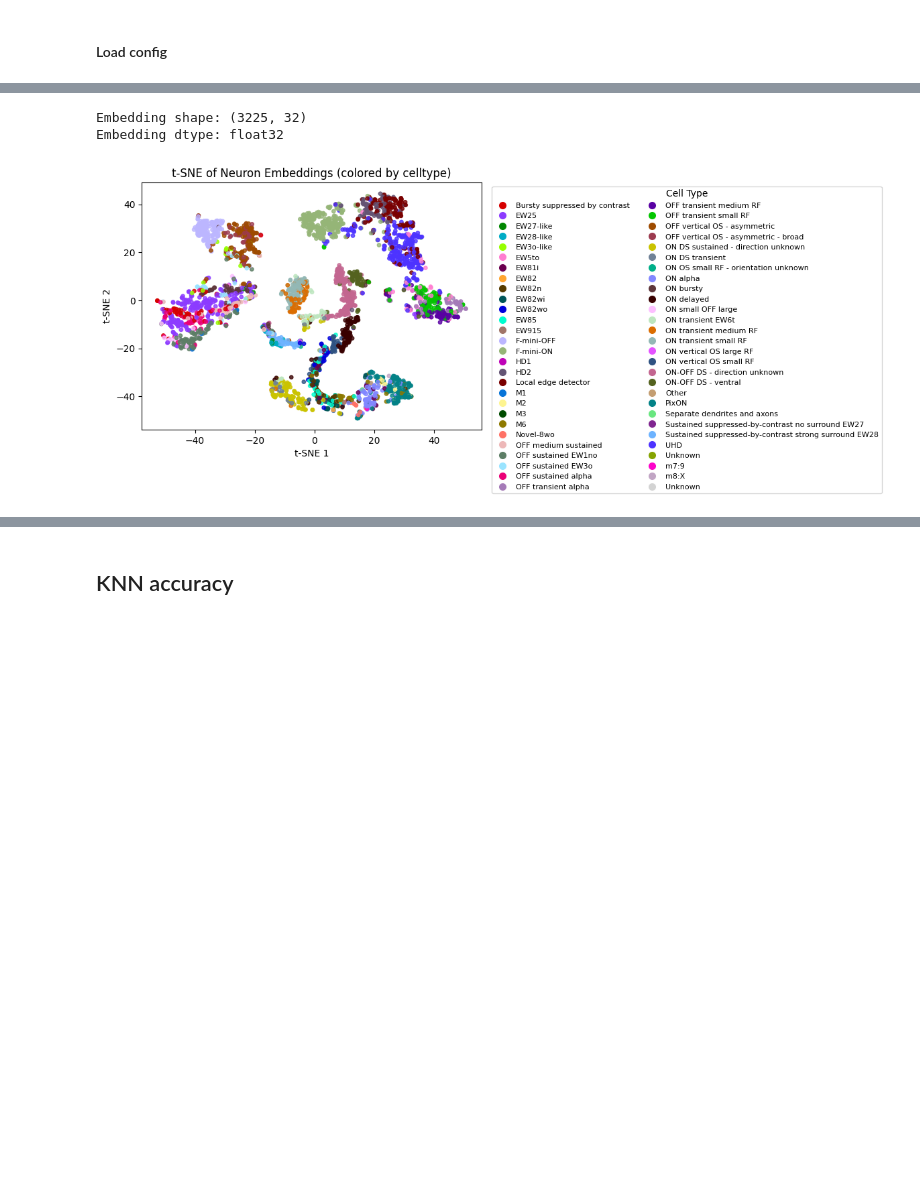
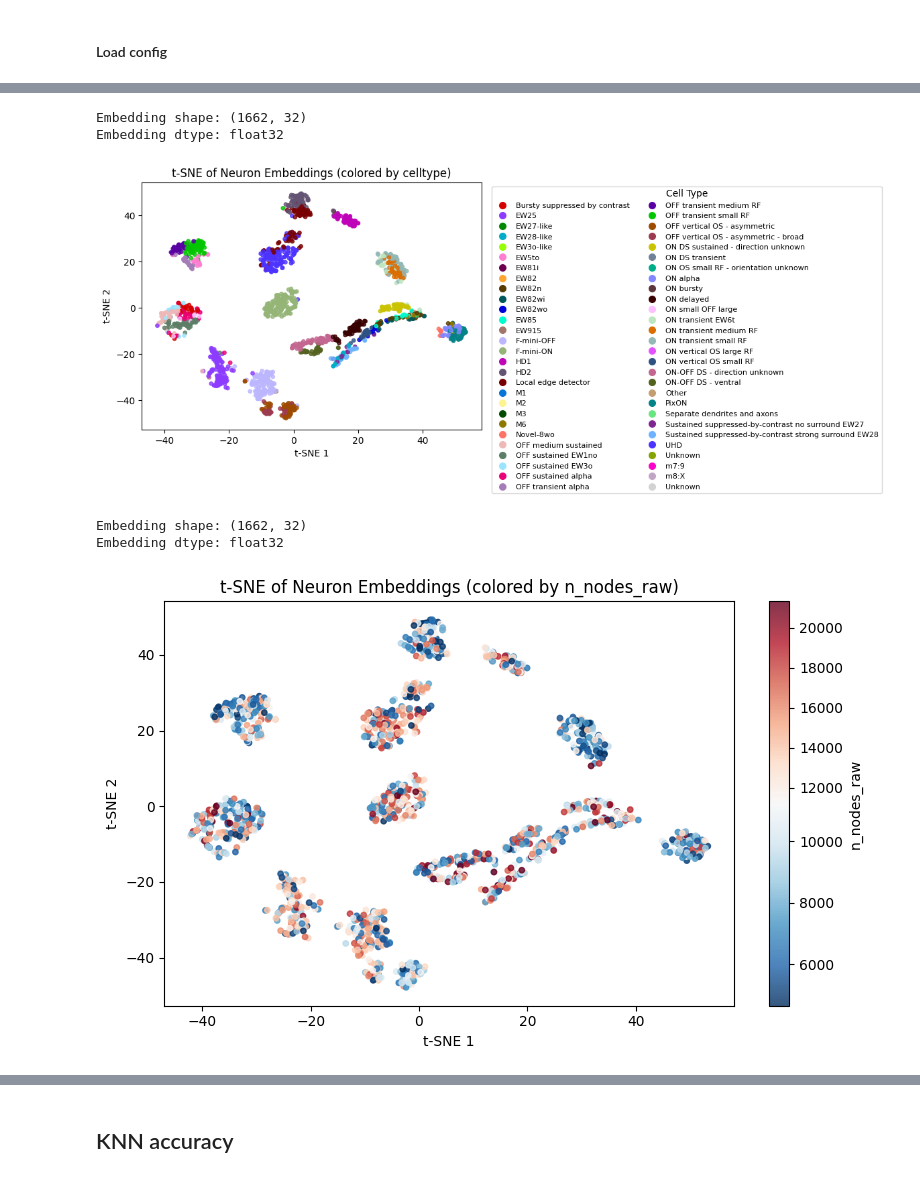
Before and after one commit to pegah81/ssl_neuron, a Jupyter notebook: ssl_neuron/demos/model_inference.ipynb, the cells around one changed output, grey strips where cells are left out. Drawn from its saved outputs; the diff is of its cells as text; code cells hidden in the pictures; blank space fills up the shorter version.

```diff
--- a/ssl_neuron/demos/model_inference.ipynb
+++ b/ssl_neuron/demos/model_inference.ipynb
@@ -112,7 +111,7 @@ def plot_tsne(
         n_components=2,
         perplexity=perplexity,
         random_state=42,
-        initialization='random',
+        initialization='pca',
         learning_rate=200.0,
         n_jobs=-1
     )
@@ -247,15 +246,19 @@ def plot_tsne(
 # %%
 # plot_df = plot_tsne(cell_meta, unknown_labels=False, color_by='celltype')
 
 plot_df = plot_tsne(cell_meta[cell_meta['split'].isin(['train', 'val'])], unknown_labels=True, color_dict=color_dict, color_by='celltype')
 
-# plot_df = plot_tsne(cell_meta, color_by='none')
+plot_df = plot_tsne(cell_meta[cell_meta['split'].isin(['train', 'val'])], color_by='n_nodes_raw')
+# plot_df = plot_tsne(cell_meta[cell_meta['split'].isin(['train', 'val'])], color_by='z_mean')
 
 # plot_df = plot_tsne(cell_meta[cell_meta['split'] == 'train'], color_dict=color_dict, color_by='soma_z')
 # %% [output]
-Embedding shape: (3225, 32)
+Embedding shape: (1662, 32)
 Embedding dtype: float32
-[figure, old version]
+[figure, new version]
+Embedding shape: (1662, 32)
+Embedding dtype: float32
+[figure, added]
 # %%
 loss_dir = Path("..") / Path(config['trainer']['losses_dir']) / Path(TRIAL)
 
```
Also changed, not shown: parts of 12 cells of this notebook, 1 other file.
